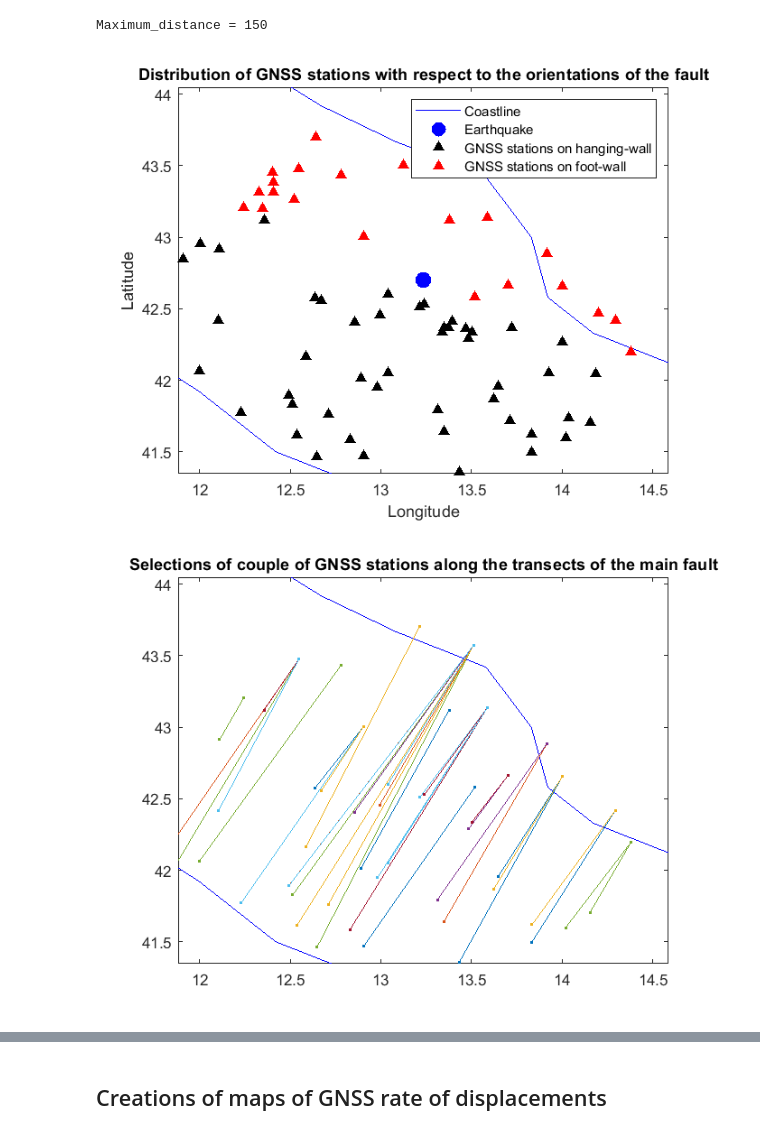
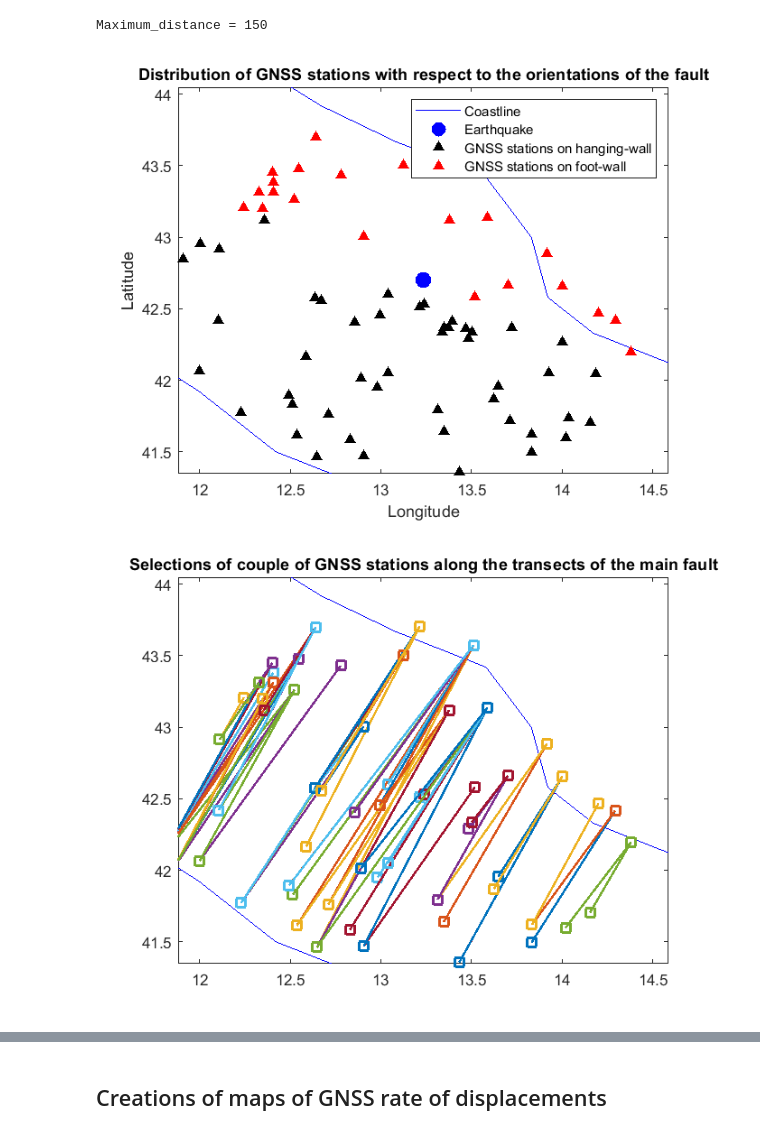
Before and after one commit to dedalomarchetti/VRE_Amatrice, a Jupyter notebook: VRE_Amatrice_v1.5.ipynb, the cells around one changed output, grey strips where cells are left out. Cells and saved outputs as stored; diff of their text form; code cells hidden in the pictures.

```diff
--- a/VRE_Amatrice_v1.5.ipynb
+++ b/VRE_Amatrice_v1.5.ipynb
@@ -348,7 +348,7 @@ for i = 1:size(GNSS_stations_on_hanging, 1)
     index_good_stations_footwall = find(abs(angle_to_station - (Fault_strike-90))  <= angular_tollerance | abs(angle_to_station - (Fault_strike - 270)) <= angular_tollerance);
     if size(index_good_stations_footwall, 1) > 0
         data_from_station_1 = GNSS_stations_on_hanging{i}.data;
-        for k=1:size(index_good_stations_footwall, 1) > 0
+        for k=1:size(index_good_stations_footwall, 1)
             data_from_station_2 = GNSS_stations_on_footwall{index_good_stations_footwall(k)}.data;
             data_from_station_2_resamples = nan(size(data_from_station_1,1), 4);
             data_from_station_2_resamples(:,1) = data_from_station_1(:,1);
@@ -369,7 +369,7 @@ for i = 1:size(GNSS_stations_on_hanging, 1)
                 distance_st1_st2_from_EQ = - distance_st1_st2_from_EQ;
             end
             figure(figure_2_handle)
-            plot([GNSS_stations_on_footwall{index_good_stations_footwall(k)}.coordinates(1), GNSS_stations_on_hanging{i}.coordinates(1)], [GNSS_stations_on_footwall{index_good_stations_footwall(k)}.coordinates(2), GNSS_stations_on_hanging{i}.coordinates(2)], '.-');
+            plot([GNSS_stations_on_footwall{index_good_stations_footwall(k)}.coordinates(1), GNSS_stations_on_hanging{i}.coordinates(1)], [GNSS_stations_on_footwall{index_good_stations_footwall(k)}.coordinates(2), GNSS_stations_on_hanging{i}.coordinates(2)], 's-', 'LineWidth', 1.5, 'MarkerSize', 8);
             results_from_perpendicular_stations{k_stations,1}.distance = distance_st1_st2_from_EQ;
             results_from_perpendicular_stations{k_stations,1}.differences_GNSS = differences_GNSS;
             results_from_perpendicular_stations{k_stations,1}.time_differences_GNSS = data_from_station_1(:,1);
@@ -399,31 +399,31 @@ xlabel('Date of acquisition')
 ylabel('Differencial North position measured by GNSS [m]')
 zlabel('Distance of the transect to the epicenter [km]');
 
 figure('Position', [1 1 1200 600])
 for i = 1:size(results_from_perpendicular_stations,1)
     distance_GNSS = results_from_perpendicular_stations{i}.distance;
     data_station = results_from_perpendicular_stations{i}.differences_GNSS;
     time_data_station = results_from_perpendicular_stations{i}.time_differences_GNSS;
     plot3(time_data_station, data_station(:,2), distance_GNSS*ones(size(time_data_station, 1), 1), '.-');
     hold on;
 end
 datetick('x', 'dd-mm-yyyy', 'keeplimits');
 xlabel('Date of acquisition')
 ylabel('Differencial East position measured by GNSS [m]')
 zlabel('Distance of the transect to the epicenter [km]');
 
 figure('Position', [1 1 1200 600])
 for i = 1:size(results_from_perpendicular_stations,1)
     distance_GNSS = results_from_perpendicular_stations{i}.distance;
     data_station = results_from_perpendicular_stations{i}.differences_GNSS;
     time_data_station = results_from_perpendicular_stations{i}.time_differences_GNSS;
     plot3(time_data_station, data_station(:,3), distance_GNSS*ones(size(time_data_station, 1), 1), '.-');
     hold on;
 end
 datetick('x', 'dd-mm-yyyy', 'keeplimits');
 xlabel('Date of acquisition')
 ylabel('Differencial Up position measured by GNSS [m]')
 zlabel('Distance of the transect to the epicenter [km]');
 # %% [output]
 [figure]
-[figure, old version]
+[figure, new version]
```
Also changed, not shown: parts of 1 cell of this notebook.
